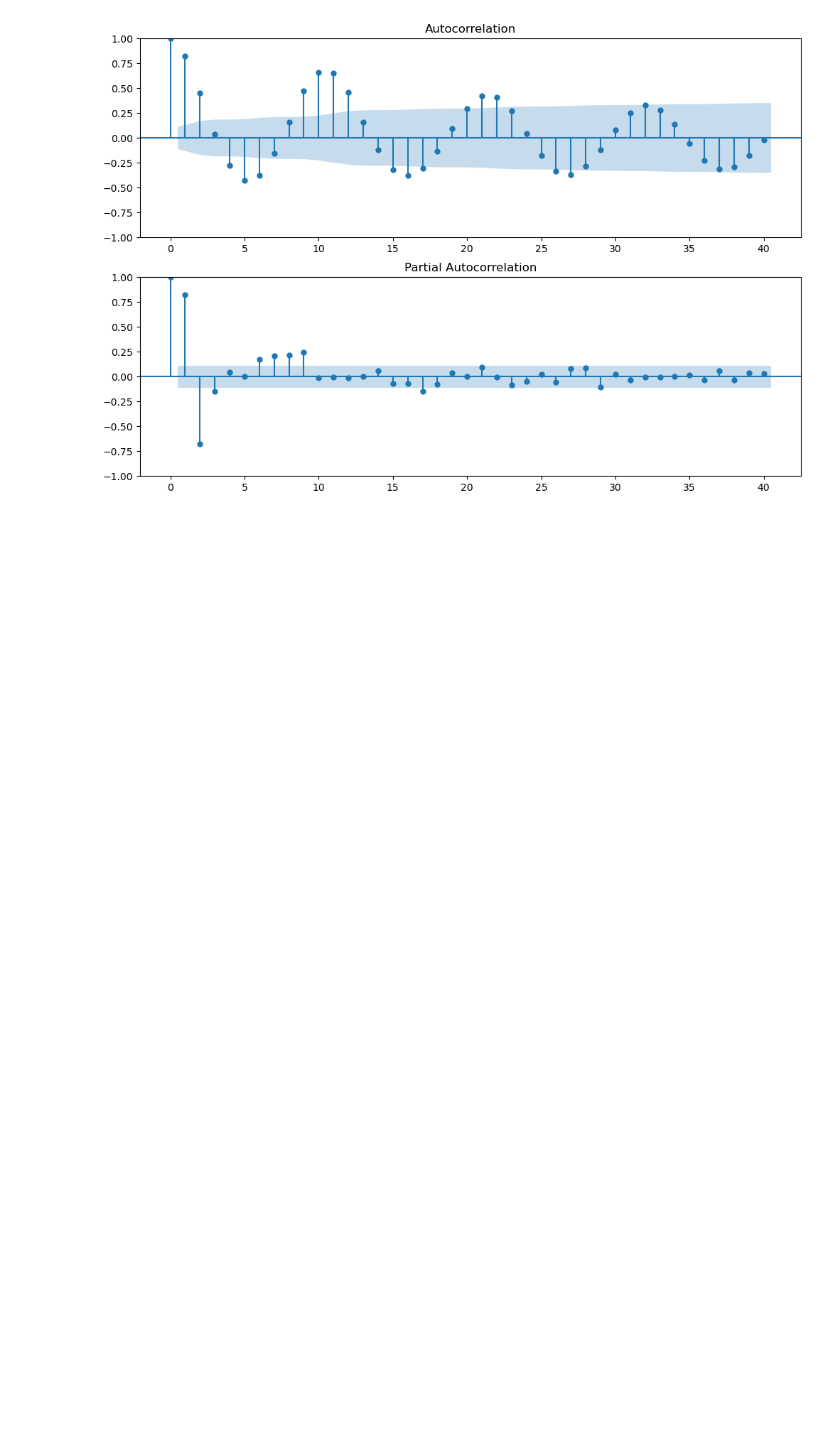
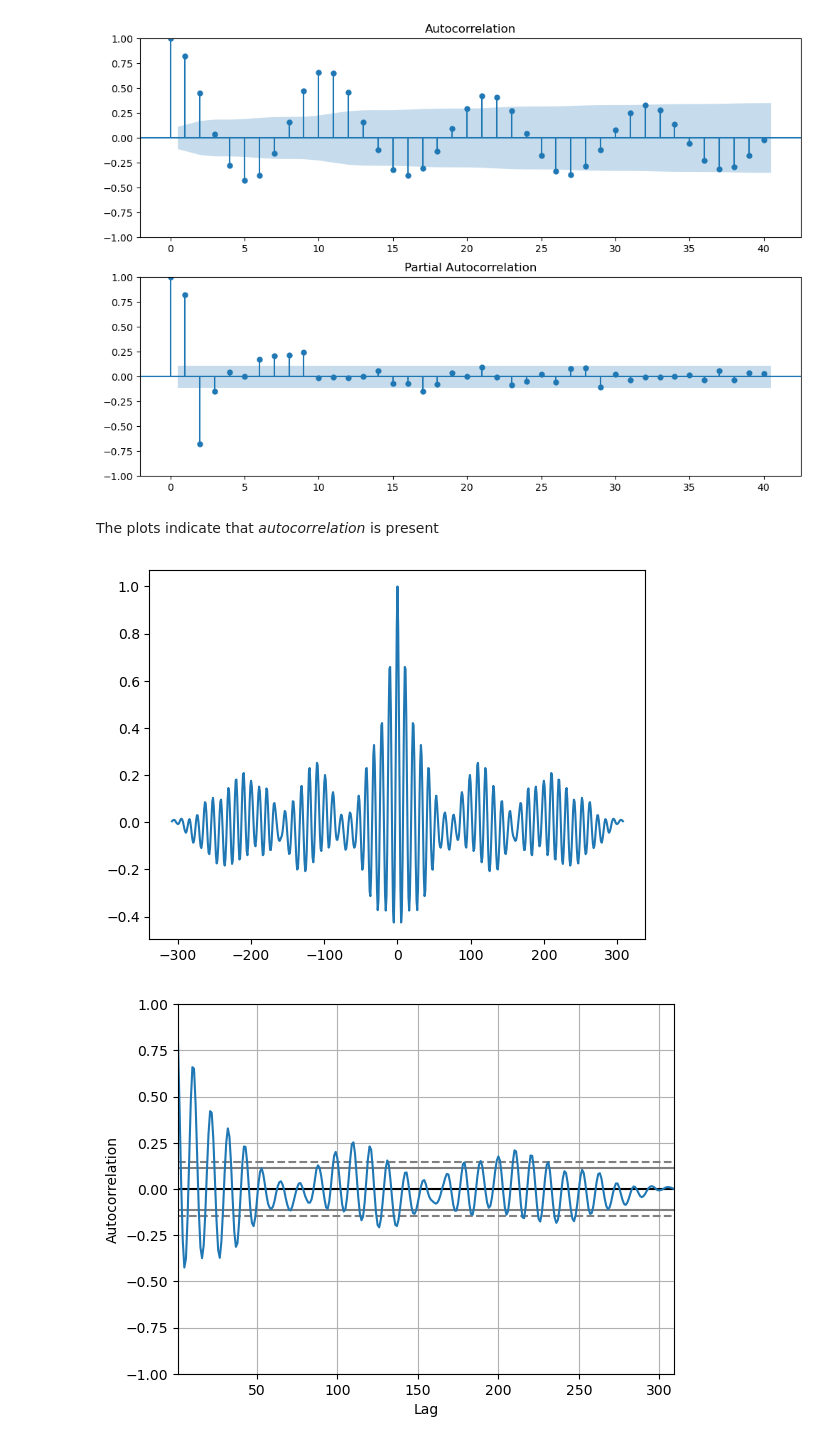
Before and after one commit to Takato-1887/Time_Series_-Analysis_Projects, a Jupyter notebook: ML11 4/Times_series_Project_1/Time_Series_Project1.ipynb, the cells around one changed output. Cells and saved outputs as stored; diff of their text form; code cells hidden in the pictures; blank space fills up the shorter version.

Commit message:
Update: ACF Plots Added

```diff
--- a/ML11 4/Times_series_Project_1/Time_Series_Project1.ipynb
+++ b/ML11 4/Times_series_Project_1/Time_Series_Project1.ipynb
@@ -90,3 +90,19 @@ ax2 = fig.add_subplot(212)
 fig = sm.graphics.tsa.plot_pacf(df, lags=40, ax=ax2)
 # %% [output]
 [figure]
+# %% [markdown]
+ The plots indicate that *autocorrelation* is present
+# %%
+#using pandas for ACF plots
+from pandas.plotting import autocorrelation_plot
+# show plots in the notebook
+%matplotlib inline
+df['SUNACTIVITY_2'] = df['SUNACTIVITY']
+df['SUNACTIVITY_2'] = (df['SUNACTIVITY_2'] - df['SUNACTIVITY_2'].mean()) / (df['SUNACTIVITY_2'].std())
+plt.acorr(df['SUNACTIVITY_2'],maxlags = len(df['SUNACTIVITY_2']) -1, linestyle = "solid", usevlines = False, marker='')
+plt.show()
+autocorrelation_plot(df['SUNACTIVITY'])
+plt.show()
+# %% [output]
+[figure, added]
+[figure, added]
```
